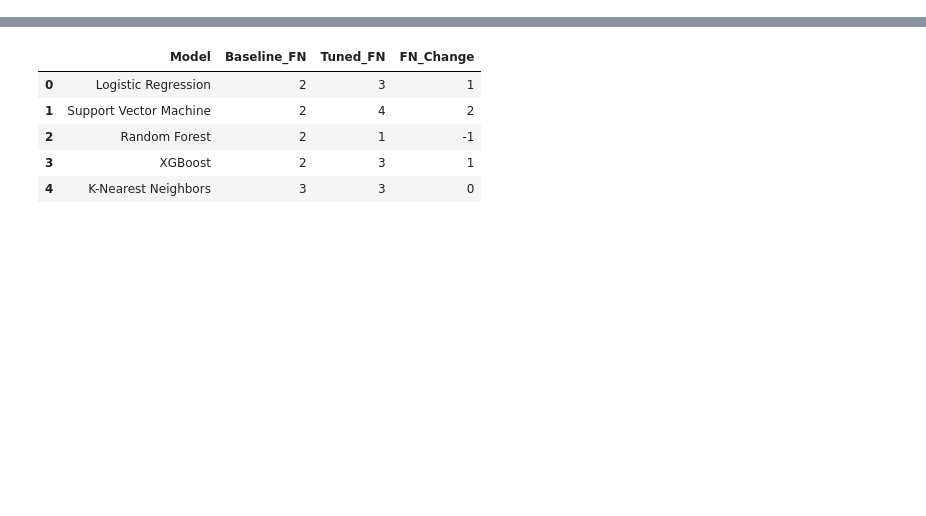
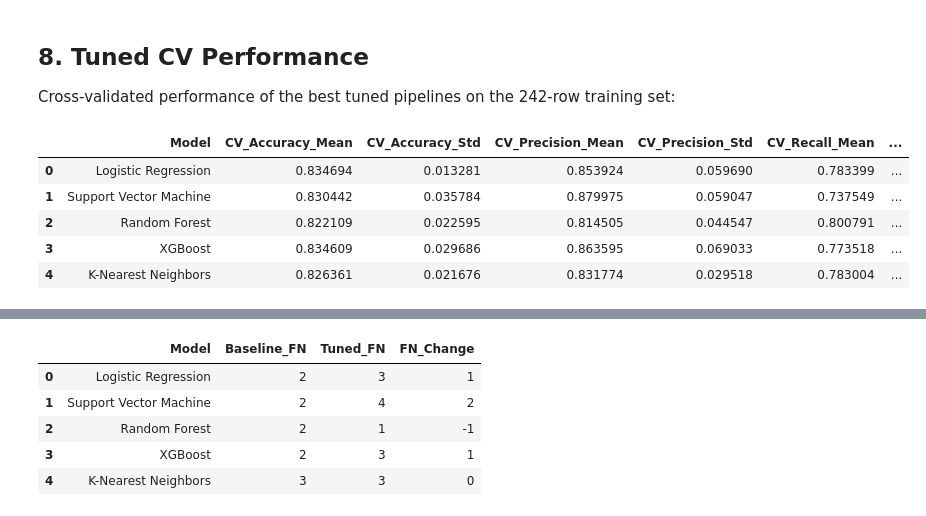
Before and after one commit to suprithsbasavanal-alt/iitk-project, a Jupyter notebook: heart-disease-prediction/notebooks/03_hyperparameter_tuning.ipynb, the cells around one changed output, grey strips where cells are left out. Cells and saved outputs as stored; diff of their text form; code cells hidden in the pictures; blank space fills up the shorter version.

```diff
--- a/heart-disease-prediction/notebooks/03_hyperparameter_tuning.ipynb
+++ b/heart-disease-prediction/notebooks/03_hyperparameter_tuning.ipynb
@@ -113,0 +90,14 @@ b_vs_t_df[['Model', 'Baseline_CV_ROC_AUC', 'Tuned_CV_ROC_AUC', 'Baseline_Test_RO
+# %% [markdown]
+## 8. Tuned CV Performance
+
+Cross-validated performance of the best tuned pipelines on the 242-row training set:
+# %%
+tuned_cv_df = pd.read_csv(metrics_dir / "tuned_cv_results.csv")
+tuned_cv_df
+# %% [output]
+|  | Model | CV_Accuracy_Mean | CV_Accuracy_Std | CV_Precision_Mean | CV_Precision_Std | CV_Recall_Mean | ... |
+| 0 | Logistic Regression | 0.834694 | 0.013281 | 0.853924 | 0.059690 | 0.783399 | ... |
+| 1 | Support Vector Machine | 0.830442 | 0.035784 | 0.879975 | 0.059047 | 0.737549 | ... |
+| 2 | Random Forest | 0.822109 | 0.022595 | 0.814505 | 0.044547 | 0.800791 | ... |
+| 3 | XGBoost | 0.834609 | 0.029686 | 0.863595 | 0.069033 | 0.773518 | ... |
+| 4 | K-Nearest Neighbors | 0.826361 | 0.021676 | 0.831774 | 0.029518 | 0.783004 | ... |
```
Also changed, not shown: parts of 43 cells of this notebook.
